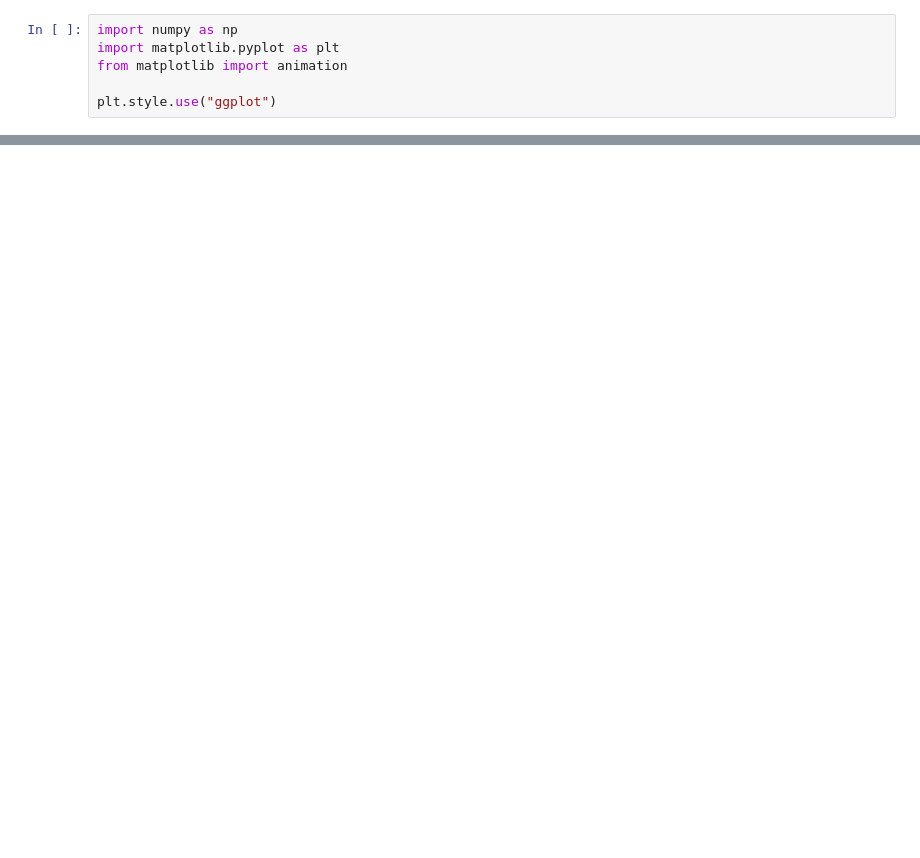
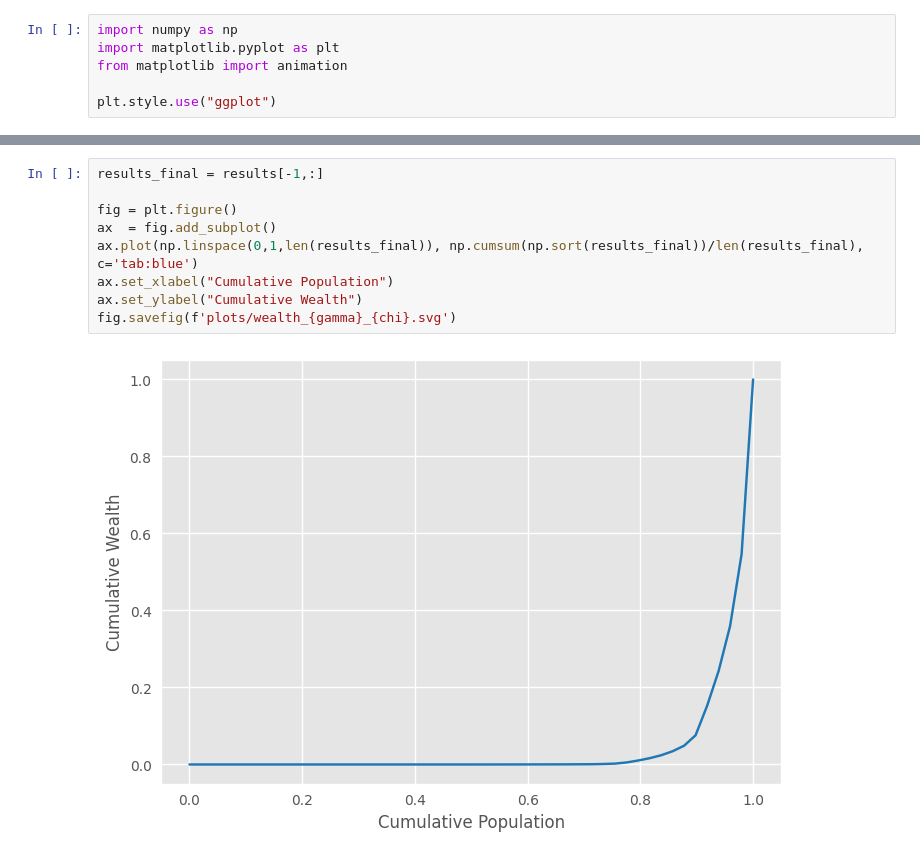
Before and after one commit to JonasMnsing/wealth_inequality, a Jupyter notebook: results.ipynb, the cells around one changed output, grey strips where cells are left out. Cells and saved outputs as stored; diff of their text form; blank space fills up the shorter version.

```diff
--- a/results.ipynb
+++ b/results.ipynb
@@ -38,0 +48,11 @@ MovieWriter ffmpeg unavailable; using Pillow instead.
+# %%
+results_final = results[-1,:]
+
+fig = plt.figure()
+ax  = fig.add_subplot()
+ax.plot(np.linspace(0,1,len(results_final)), np.cumsum(np.sort(results_final))/len(results_final), c='tab:blue')
+ax.set_xlabel("Cumulative Population")
+ax.set_ylabel("Cumulative Wealth")
+fig.savefig(f'plots/wealth_{gamma}_{chi}.svg')
+# %% [output]
+[figure, added]
```
Also changed, not shown: parts of 5 cells of this notebook, 4 other files.
